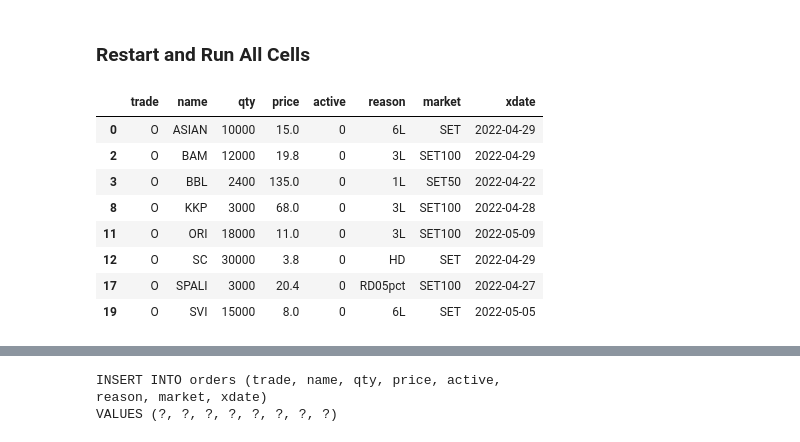
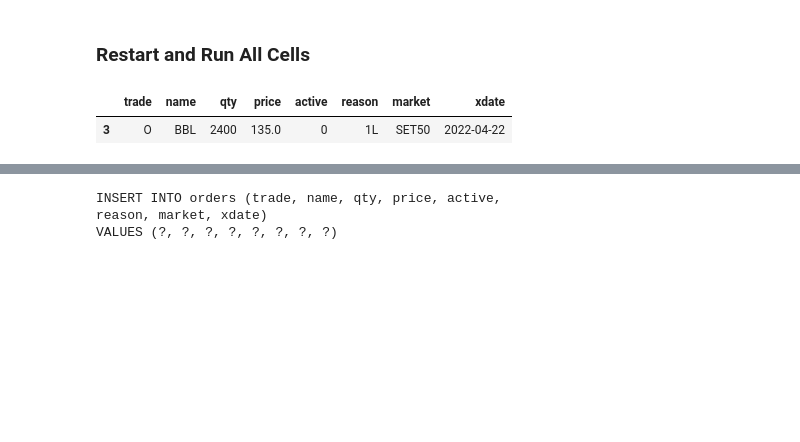
Before and after one commit to santimcs/A8, a Jupyter notebook: Weekly/120-Delete & Create Orders-V1.ipynb, the cells around one changed output, grey strips where cells are left out. Saved outputs shown, nothing was run; the diff lists cells and outputs as text; code cells hidden in the pictures; blank space fills up the shorter version.

```diff
--- a/Weekly/120-Delete & Create Orders-V1.ipynb
+++ b/Weekly/120-Delete & Create Orders-V1.ipynb
@@ -207,24 +209,17 @@ df_orders.groupby('trade').count()
 # %% [markdown]
 ### Set xdate 2 weeks window of first Tuesday and second Friday
 # %%
-fm_date = '2022-04-05'
-to_date = '2022-04-15'
+fm_date = '2022-04-12'
+to_date = '2022-04-22'
 # %% [markdown]
 ### Restart and Run All Cells
 # %%
-fltr_sts_o = (df_orders.trade == 'O') & (df_orders.xdate >= fm_date)
+fltr_sts_o = (df_orders.trade == 'O') & (df_orders.xdate >= fm_date) & (df_orders.xdate <= to_date)
 df_sts_o = df_orders[fltr_sts_o]
 df_sts_o
 # %% [output]
 |  | trade | name | qty | price | active | reason | market | xdate |
-| 0 | O | ASIAN | 10000 | 15.0 | 0 | 6L | SET | 2022-04-29 |
-| 2 | O | BAM | 12000 | 19.8 | 0 | 3L | SET100 | 2022-04-29 |
 | 3 | O | BBL | 2400 | 135.0 | 0 | 1L | SET50 | 2022-04-22 |
-| 8 | O | KKP | 3000 | 68.0 | 0 | 3L | SET100 | 2022-04-28 |
-| 11 | O | ORI | 18000 | 11.0 | 0 | 3L | SET100 | 2022-05-09 |
-| 12 | O | SC | 30000 | 3.8 | 0 | HD | SET | 2022-04-29 |
-| 17 | O | SPALI | 3000 | 20.4 | 0 | RD05pct | SET100 | 2022-04-27 |
-| 19 | O | SVI | 15000 | 8.0 | 0 | 6L | SET | 2022-05-05 |
 # %%
 fltr_sts_b = (df_orders.trade == 'B')
 df_sts_b = df_orders[fltr_sts_b]
```
Also changed, not shown: parts of 18 cells of this notebook, 45 other files.
